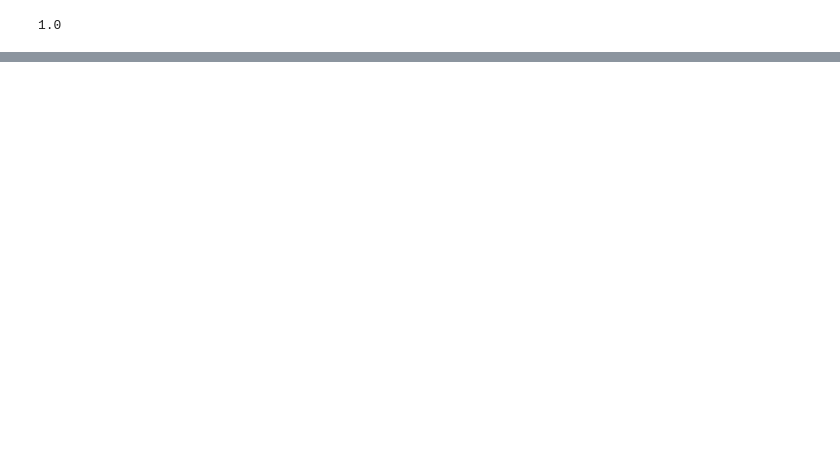
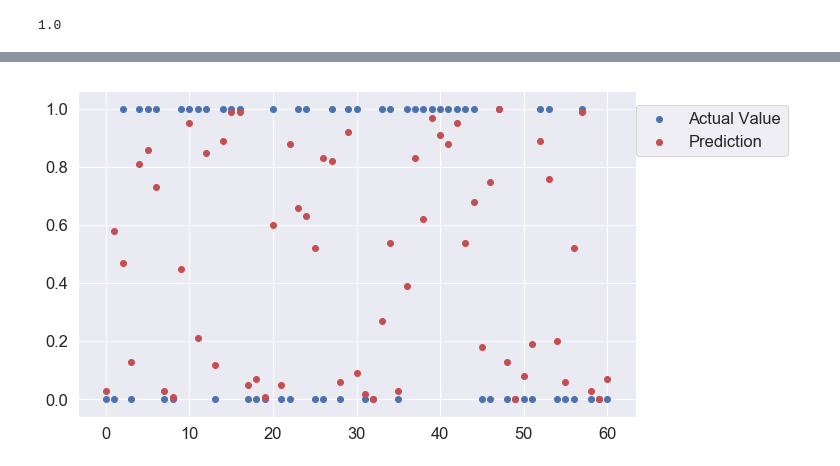
Before and after one commit to hadiuzzaman524/Machine-Learning, a Jupyter notebook: exercises 1.ipynb, the cells around one changed output, grey strips where cells are left out. Saved outputs shown, nothing was run; the diff lists cells and outputs as text; code cells hidden in the pictures; blank space fills up the shorter version.

Commit message:
learn about how to incresing model accuracy

```diff
--- a/exercises 1.ipynb
+++ b/exercises 1.ipynb
@@ -329,0 +329,6 @@ plot_conf_mat(conf)
+# %%
+x_train,x_test,y_train,y_test=train_test_split(x,y,test_size=.2)
+# %%
+model=RandomForestRegressor(n_estimators=100)
+model.fit(x_train,y_train)
+model.score(x_train,y_train)
@@ -329,0 +348,2 @@ plot_conf_mat(conf)
+# %%
+y_preds=model.predict(x_test)
@@ -329,0 +380,4 @@ plot_conf_mat(conf)
+# %%
+newdf=pd.DataFrame(data={'actual_value':y_test,
+                        'prediction': y_preds})
+newdf.head()
@@ -329,0 +391,9 @@ plot_conf_mat(conf)
+# %%
+fig,ax=plt.subplots(figsize=(10,6))
+x=np.arange(0,len(newdf),1)
+ax.scatter(x,newdf['actual_value'],label='Actual Value');
+ax.scatter(x,newdf['prediction'],c='r',label='Prediction')
+ax.legend(loc=(1,0.8))
+plt.show();
+# %% [output]
+[figure, added]
```
Also changed, not shown: parts of 61 cells of this notebook, 1 other file.
